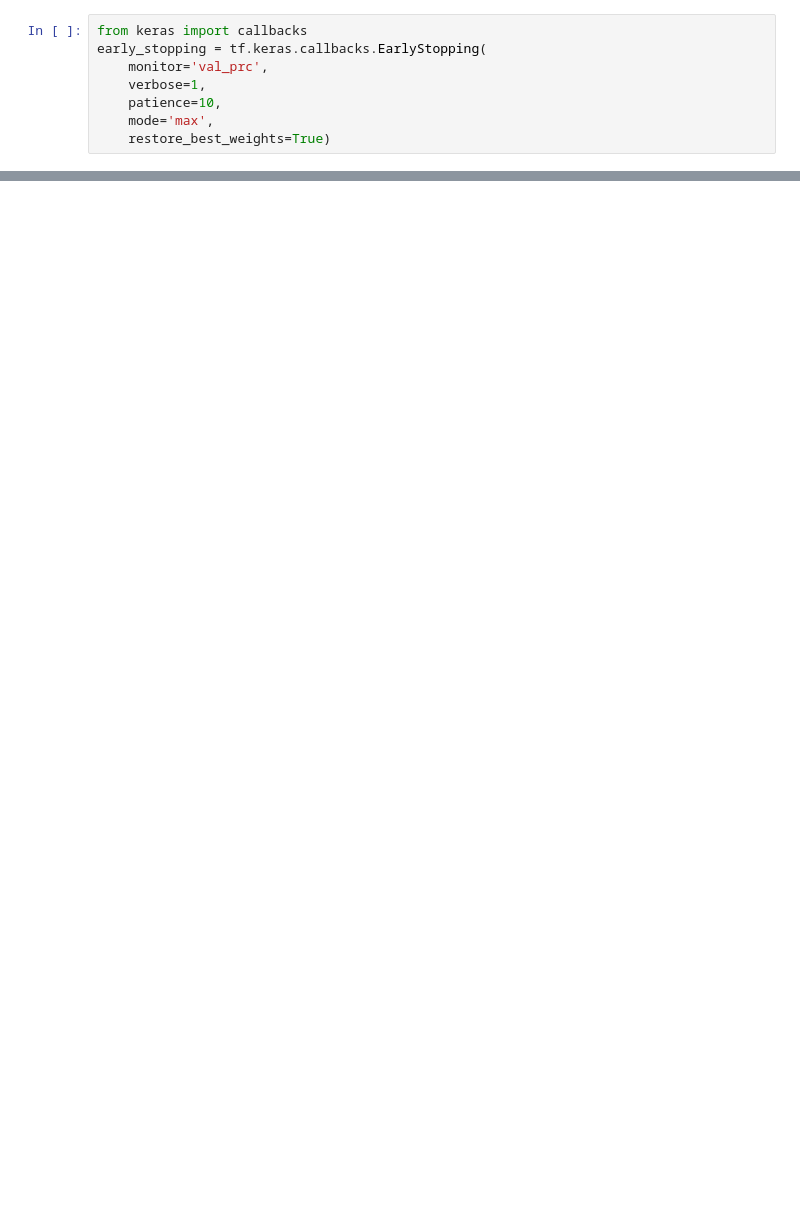
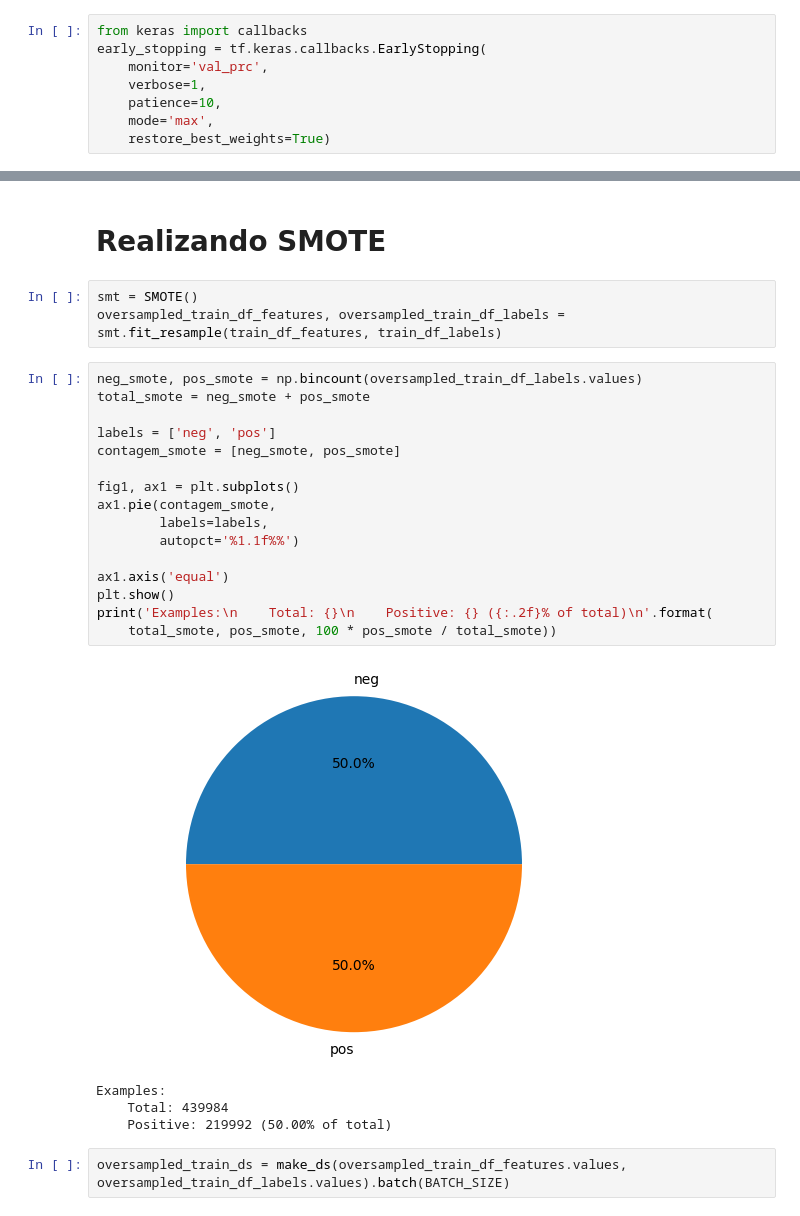
Before and after one commit to ccamila/IA-aplicada-a-Saude, a Jupyter notebook: TCC_ML_Sistema_circulatorio.ipynb, the cells around one changed output, grey strips where cells are left out. Drawn from its saved outputs; the diff is of its cells as text; blank space fills up the shorter version.

```diff
--- a/TCC_ML_Sistema_circulatorio.ipynb
+++ b/TCC_ML_Sistema_circulatorio.ipynb
@@ -369,0 +407,28 @@ Epoch 32: early stopping
+# %% [markdown]
+# Realizando SMOTE
+# %%
+smt = SMOTE()
+oversampled_train_df_features, oversampled_train_df_labels = smt.fit_resample(train_df_features, train_df_labels)
+# %%
+neg_smote, pos_smote = np.bincount(oversampled_train_df_labels.values)
+total_smote = neg_smote + pos_smote
+
+labels = ['neg', 'pos']
+contagem_smote = [neg_smote, pos_smote]
+
+fig1, ax1 = plt.subplots()
+ax1.pie(contagem_smote,
+        labels=labels,
+        autopct='%1.1f%%')
+
+ax1.axis('equal')
+plt.show()
+print('Examples:\n    Total: {}\n    Positive: {} ({:.2f}% of total)\n'.format(
+    total_smote, pos_smote, 100 * pos_smote / total_smote))
+# %% [output]
+[figure, added]
+Examples:
+    Total: 439984
+    Positive: 219992 (50.00% of total)
+# %%
+oversampled_train_ds = make_ds(oversampled_train_df_features.values, oversampled_train_df_labels.values).batch(BATCH_SIZE)
```
Also changed, not shown: parts of 78 cells of this notebook.
